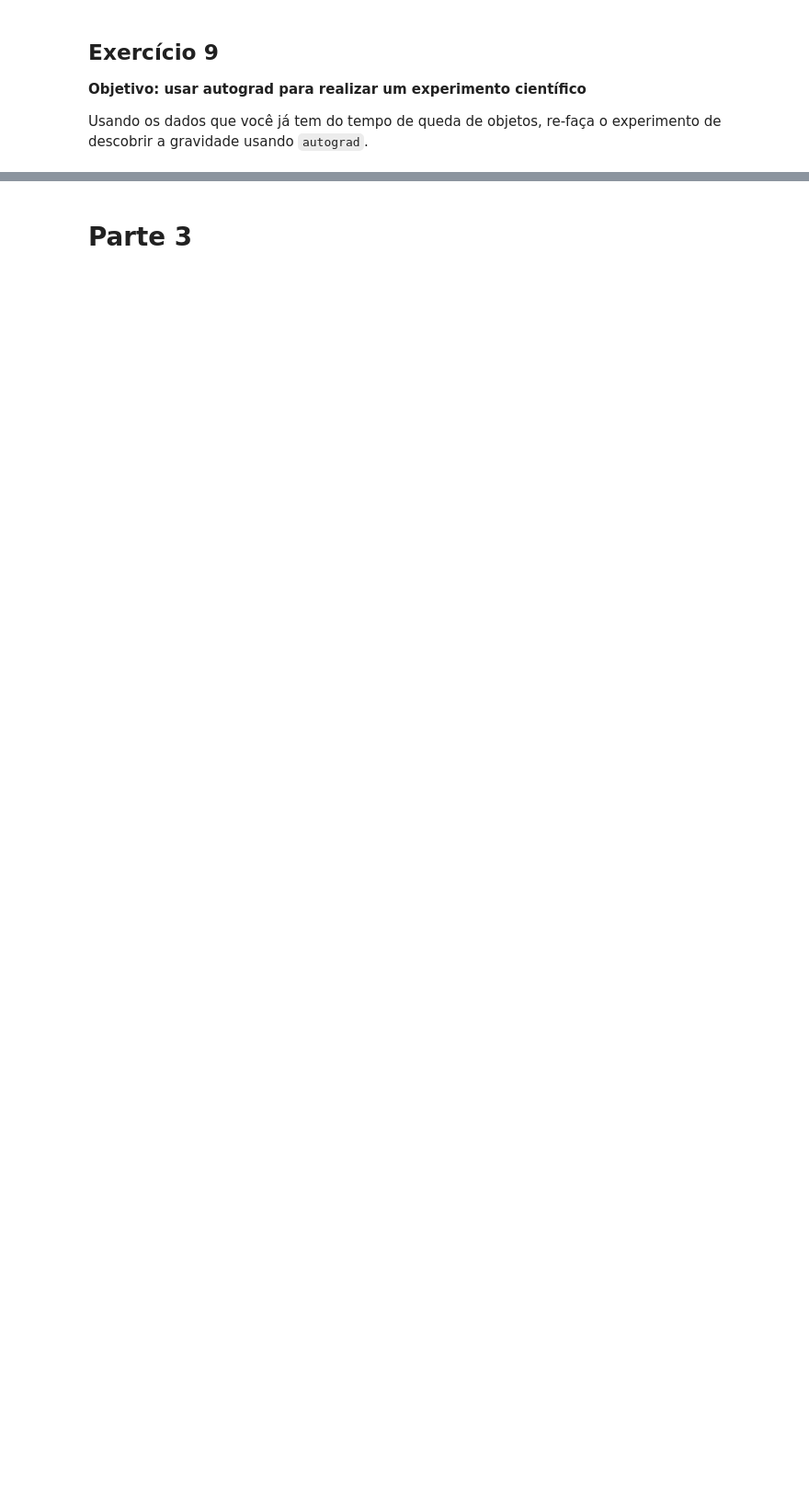
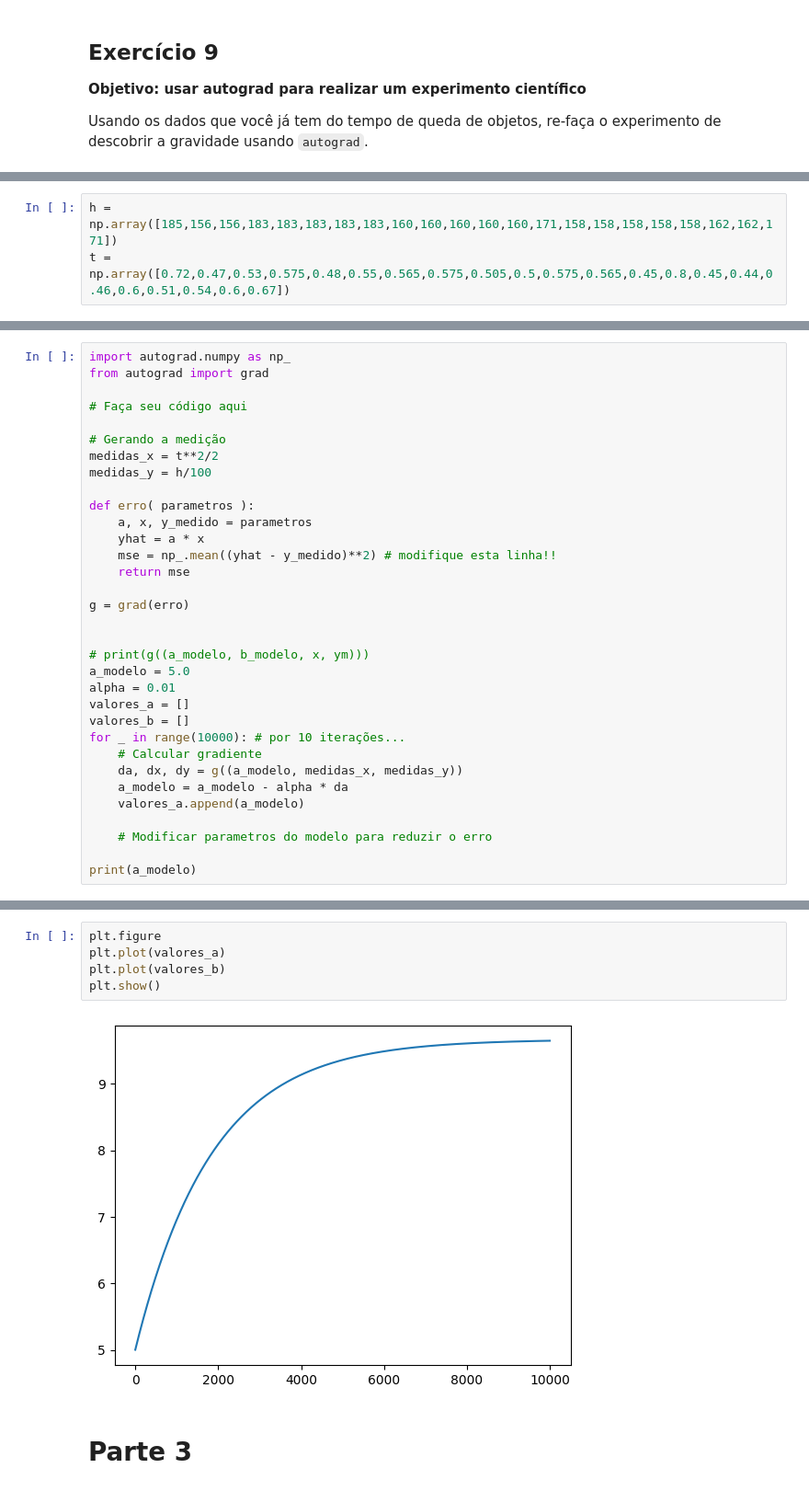
Before and after one commit to liviatanaka/alglin-alunos, a Jupyter notebook: 06-regressao_classificacao.ipynb, the cells around one changed output, grey strips where cells are left out. Shown at 92% size. Drawn from its saved outputs; the diff is of its cells as text; blank space fills up the shorter version.

```diff
--- a/06-regressao_classificacao.ipynb
+++ b/06-regressao_classificacao.ipynb
@@ -409,0 +439,3 @@ from autograd import grad
+# %%
+h = np.array([185,156,156,183,183,183,183,183,160,160,160,160,160,171,158,158,158,158,158,162,162,171])
+t = np.array([0.72,0.47,0.53,0.575,0.48,0.55,0.565,0.575,0.505,0.5,0.575,0.565,0.45,0.8,0.45,0.44,0.46,0.6,0.51,0.54,0.6,0.67])
@@ -409,0 +481,33 @@ from autograd import grad
+# %%
+import autograd.numpy as np_
+from autograd import grad
+
+# Faça seu código aqui
+
+# Gerando a medição
+medidas_x = t**2/2
+medidas_y = h/100
+
+def erro( parametros ):
+    a, x, y_medido = parametros
+    yhat = a * x
+    mse = np_.mean((yhat - y_medido)**2) # modifique esta linha!!
+    return mse
+
+g = grad(erro)
+
+
+# print(g((a_modelo, b_modelo, x, ym)))
+a_modelo = 5.0
+alpha = 0.01
+valores_a = []
+valores_b = []
+for _ in range(10000): # por 10 iterações...
+    # Calcular gradiente
+    da, dx, dy = g((a_modelo, medidas_x, medidas_y))
+    a_modelo = a_modelo - alpha * da
+    valores_a.append(a_modelo)
+
+    # Modificar parametros do modelo para reduzir o erro
+
+print(a_modelo)
@@ -410,3 +516,10 @@ from autograd import grad
+# %%
+plt.figure
+plt.plot(valores_a)
+plt.plot(valores_b)
+plt.show()
+# %% [output]
+[figure, added]
 # %% [markdown]
 # Parte 3
 # %% [markdown]
```
Also changed, not shown: parts of 19 cells of this notebook.
